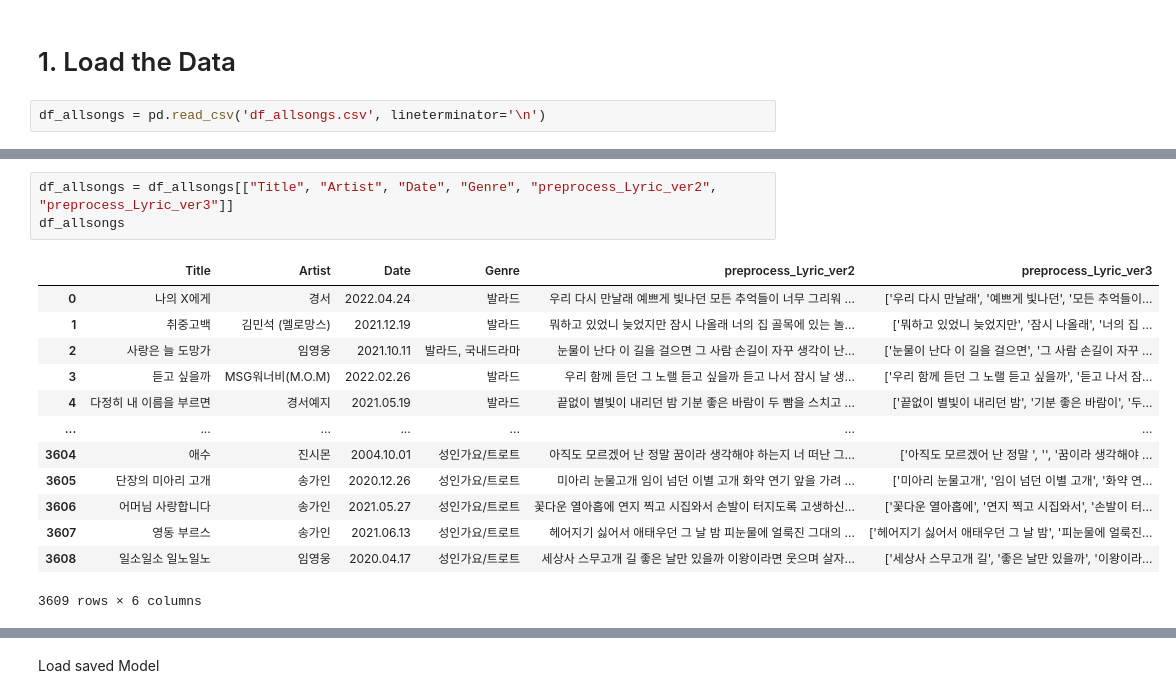
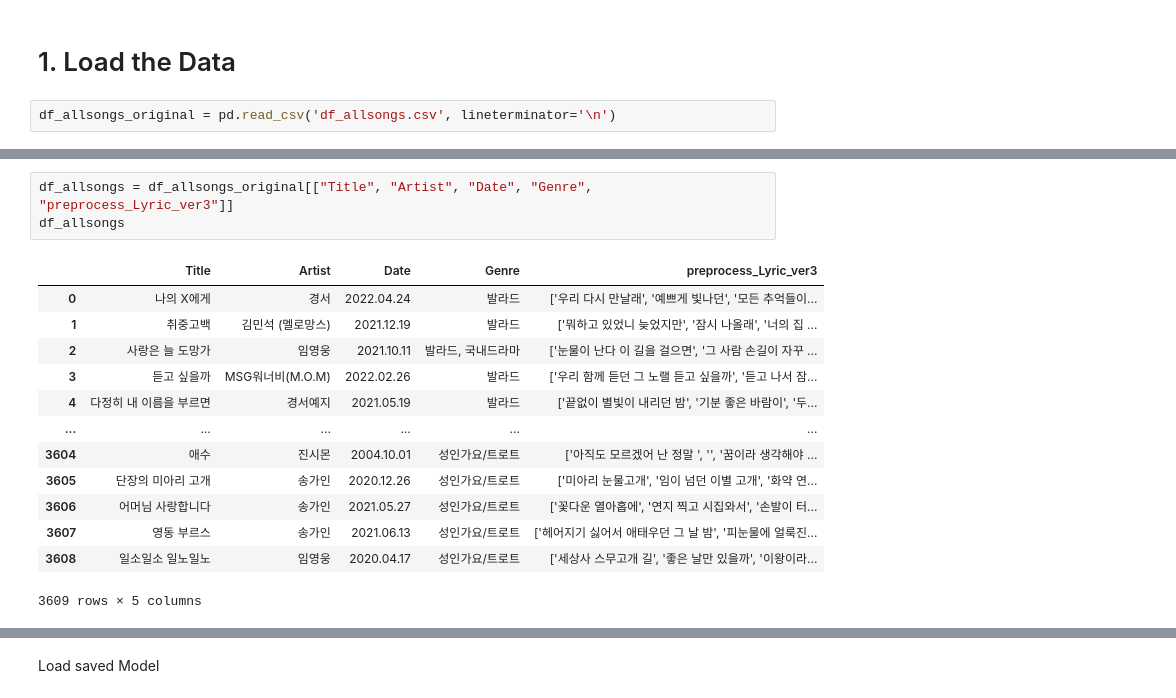
Before and after one commit to sihyeon3523/Six_of_cells, a Jupyter notebook: Seunguk_(3)_lyricModelling.ipynb, the cells around one changed output, grey strips where cells are left out. Saved outputs shown, nothing was run; the diff lists cells and outputs as text.

```diff
--- a/Seunguk_(3)_lyricModelling.ipynb
+++ b/Seunguk_(3)_lyricModelling.ipynb
@@ -95,5 +95,5 @@ os.chdir(path)
 # %% [markdown]
 # 1. Load the Data
 # %%
-df_allsongs = pd.read_csv('df_allsongs.csv', lineterminator='\n')
+df_allsongs_original = pd.read_csv('df_allsongs.csv', lineterminator='\n')
 # %%
@@ -113,17 +106,17 @@ df_allsongs.head(3)
 # %%
-df_allsongs = df_allsongs[["Title", "Artist", "Date", "Genre", "preprocess_Lyric_ver2", "preprocess_Lyric_ver3"]]
+df_allsongs = df_allsongs_original[["Title", "Artist", "Date", "Genre", "preprocess_Lyric_ver3"]]
 df_allsongs
 # %% [output]
-|  | Title | Artist | Date | Genre | preprocess_Lyric_ver2 | preprocess_Lyric_ver3 |
-| 0 | 나의 X에게 | 경서 | 2022.04.24 | 발라드 | 우리 다시 만날래 예쁘게 빛나던 모든 추억들이 너무 그리워 ... | ['우리 다시 만날래', '예쁘게 빛나던', '모든 추억들이... |
-| 1 | 취중고백 | 김민석 (멜로망스) | 2021.12.19 | 발라드 | 뭐하고 있었니 늦었지만 잠시 나올래 너의 집 골목에 있는 놀... | ['뭐하고 있었니 늦었지만', '잠시 나올래', '너의 집 ... |
-| 2 | 사랑은 늘 도망가 | 임영웅 | 2021.10.11 | 발라드, 국내드라마 | 눈물이 난다 이 길을 걸으면 그 사람 손길이 자꾸 생각이 난... | ['눈물이 난다 이 길을 걸으면', '그 사람 손길이 자꾸 ... |
-| 3 | 듣고 싶을까 | MSG워너비(M.O.M) | 2022.02.26 | 발라드 | 우리 함께 듣던 그 노랠 듣고 싶을까 듣고 나서 잠시 날 생... | ['우리 함께 듣던 그 노랠 듣고 싶을까', '듣고 나서 잠... |
-| 4 | 다정히 내 이름을 부르면 | 경서예지 | 2021.05.19 | 발라드 | 끝없이 별빛이 내리던 밤 기분 좋은 바람이 두 빰을 스치고 ... | ['끝없이 별빛이 내리던 밤', '기분 좋은 바람이', '두... |
-| ... | ... | ... | ... | ... | ... | ... |
-| 3604 | 애수 | 진시몬 | 2004.10.01 | 성인가요/트로트 | 아직도 모르겠어 난 정말 꿈이라 생각해야 하는지 너 떠난 그... | ['아직도 모르겠어 난 정말 ', '', '꿈이라 생각해야 ... |
-| 3605 | 단장의 미아리 고개 | 송가인 | 2020.12.26 | 성인가요/트로트 | 미아리 눈물고개 임이 넘던 이별 고개 화약 연기 앞을 가려 ... | ['미아리 눈물고개', '임이 넘던 이별 고개', '화약 연... |
-| 3606 | 어머님 사랑합니다 | 송가인 | 2021.05.27 | 성인가요/트로트 | 꽃다운 열아홉에 연지 찍고 시집와서 손발이 터지도록 고생하신... | ['꽃다운 열아홉에', '연지 찍고 시집와서', '손발이 터... |
-| 3607 | 영동 부르스 | 송가인 | 2021.06.13 | 성인가요/트로트 | 헤어지기 싫어서 애태우던 그 날 밤 피눈물에 얼룩진 그대의 ... | ['헤어지기 싫어서 애태우던 그 날 밤', '피눈물에 얼룩진... |
-| 3608 | 일소일소 일노일노 | 임영웅 | 2020.04.17 | 성인가요/트로트 | 세상사 스무고개 길 좋은 날만 있을까 이왕이라면 웃으며 살자... | ['세상사 스무고개 길', '좋은 날만 있을까', '이왕이라... |
+|  | Title | Artist | Date | Genre | preprocess_Lyric_ver3 |
+| 0 | 나의 X에게 | 경서 | 2022.04.24 | 발라드 | ['우리 다시 만날래', '예쁘게 빛나던', '모든 추억들이... |
+| 1 | 취중고백 | 김민석 (멜로망스) | 2021.12.19 | 발라드 | ['뭐하고 있었니 늦었지만', '잠시 나올래', '너의 집 ... |
+| 2 | 사랑은 늘 도망가 | 임영웅 | 2021.10.11 | 발라드, 국내드라마 | ['눈물이 난다 이 길을 걸으면', '그 사람 손길이 자꾸 ... |
+| 3 | 듣고 싶을까 | MSG워너비(M.O.M) | 2022.02.26 | 발라드 | ['우리 함께 듣던 그 노랠 듣고 싶을까', '듣고 나서 잠... |
+| 4 | 다정히 내 이름을 부르면 | 경서예지 | 2021.05.19 | 발라드 | ['끝없이 별빛이 내리던 밤', '기분 좋은 바람이', '두... |
+| ... | ... | ... | ... | ... | ... |
+| 3604 | 애수 | 진시몬 | 2004.10.01 | 성인가요/트로트 | ['아직도 모르겠어 난 정말 ', '', '꿈이라 생각해야 ... |
+| 3605 | 단장의 미아리 고개 | 송가인 | 2020.12.26 | 성인가요/트로트 | ['미아리 눈물고개', '임이 넘던 이별 고개', '화약 연... |
+| 3606 | 어머님 사랑합니다 | 송가인 | 2021.05.27 | 성인가요/트로트 | ['꽃다운 열아홉에', '연지 찍고 시집와서', '손발이 터... |
+| 3607 | 영동 부르스 | 송가인 | 2021.06.13 | 성인가요/트로트 | ['헤어지기 싫어서 애태우던 그 날 밤', '피눈물에 얼룩진... |
+| 3608 | 일소일소 일노일노 | 임영웅 | 2020.04.17 | 성인가요/트로트 | ['세상사 스무고개 길', '좋은 날만 있을까', '이왕이라... |
-3609 rows × 6 columns
+3609 rows × 5 columns
```
Also changed, not shown: parts of 24 cells of this notebook.
